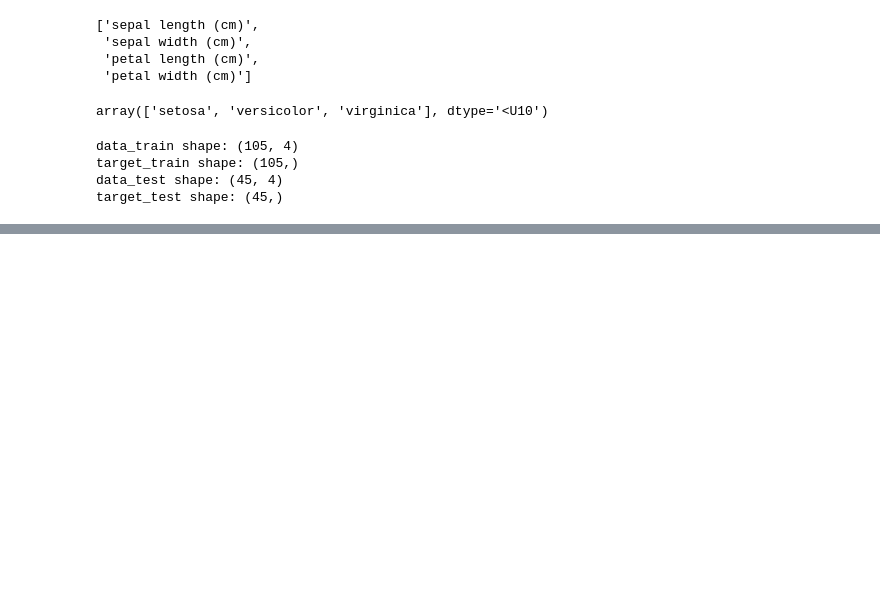
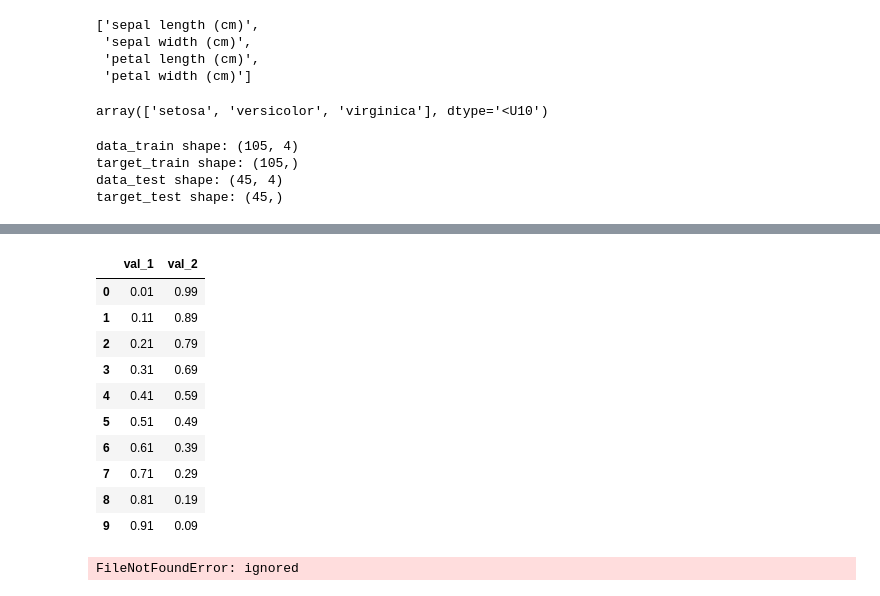
Before and after one commit to pawel0508/MachineLearning_UcznieNienadzorowane, a Jupyter notebook: ĆwiczeniaMachineLearning.ipynb, the cells around one changed output, grey strips where cells are left out. Cells and saved outputs as stored; diff of their text form; code cells hidden in the pictures; blank space fills up the shorter version.

```diff
--- a/ĆwiczeniaMachineLearning.ipynb
+++ b/ĆwiczeniaMachineLearning.ipynb
@@ -183,0 +467,19 @@ target_test shape: (45,)
+# %%
+import numpy as np
+import pandas as pd
+from sklearn.datasets import load_breast_cancer
+from sklearn.model_selection import train_test_split
+
+
+pd.set_option('display.max_columns', 10)
+pd.set_option('display.width', 200)
+np.set_printoptions(precision=2, suppress=True, linewidth=100)
+raw_data = load_breast_cancer()
+
+data = raw_data['data']
+target = raw_data['target']
+
+X_train, X_test, y_train, y_test = train_test_split(data, target, random_state=40, test_size=0.25)
+
+for name, array in zip(['target', 'y_train', 'y_test'], [target, y_train, y_test]):
+    print(f'{name.ljust(7)}:{np.unique(array, return_counts=True)[1] / len(array)}')
@@ -183,0 +490,18 @@ target_test shape: (45,)
+# %%
+import numpy as np
+import pandas as pd
+from sklearn.datasets import load_breast_cancer
+from sklearn.model_selection import train_test_split
+
+
+pd.set_option('display.max_columns', 10)
+pd.set_option('display.width', 200)
+np.set_printoptions(precision=2, suppress=True, linewidth=100)
+raw_data = load_breast_cancer()
+
+data = raw_data['data']
+target = raw_data['target']
+X_train, X_test, y_train, y_test = train_test_split(data, target, test_size = 0.25, stratify = target, random_state = 40)
+
+for name, array in zip(['target', 'y_train', 'y_test'], [target, y_train, y_test]):
+    print(f'{name.ljust(7)}:{np.unique(array, return_counts=True)[1] / len(array)}')
@@ -183,0 +691,16 @@ target_test shape: (45,)
+# %%
+df = pd.DataFrame({'val_1': np.arange(0.01, 1.0, 0.1), 'val_2': 1 - np.arange(0.01, 1.0, 0.1)})
+# %%
+df
+# %% [output]
+|  | val_1 | val_2 |
+| 0 | 0.01 | 0.99 |
+| 1 | 0.11 | 0.89 |
+| 2 | 0.21 | 0.79 |
+| 3 | 0.31 | 0.69 |
+| 4 | 0.41 | 0.59 |
+| 5 | 0.51 | 0.49 |
+| 6 | 0.61 | 0.39 |
+| 7 | 0.71 | 0.29 |
+| 8 | 0.81 | 0.19 |
+| 9 | 0.91 | 0.09 |
@@ -183,0 +709,11 @@ target_test shape: (45,)
+# %%
+import numpy as np
+import pandas as pd
+from sklearn.metrics import accuracy_score
+
+
+predictions = pd.read_csv('predictions.csv')
+acc = accuracy_score(predictions['y_true'], predictions['y_pred'])
+print(f'Accuracy: {acc:.4f}')
+# %% [output]
+FileNotFoundError: ignored
```
Also changed, not shown: parts of 55 cells of this notebook.
